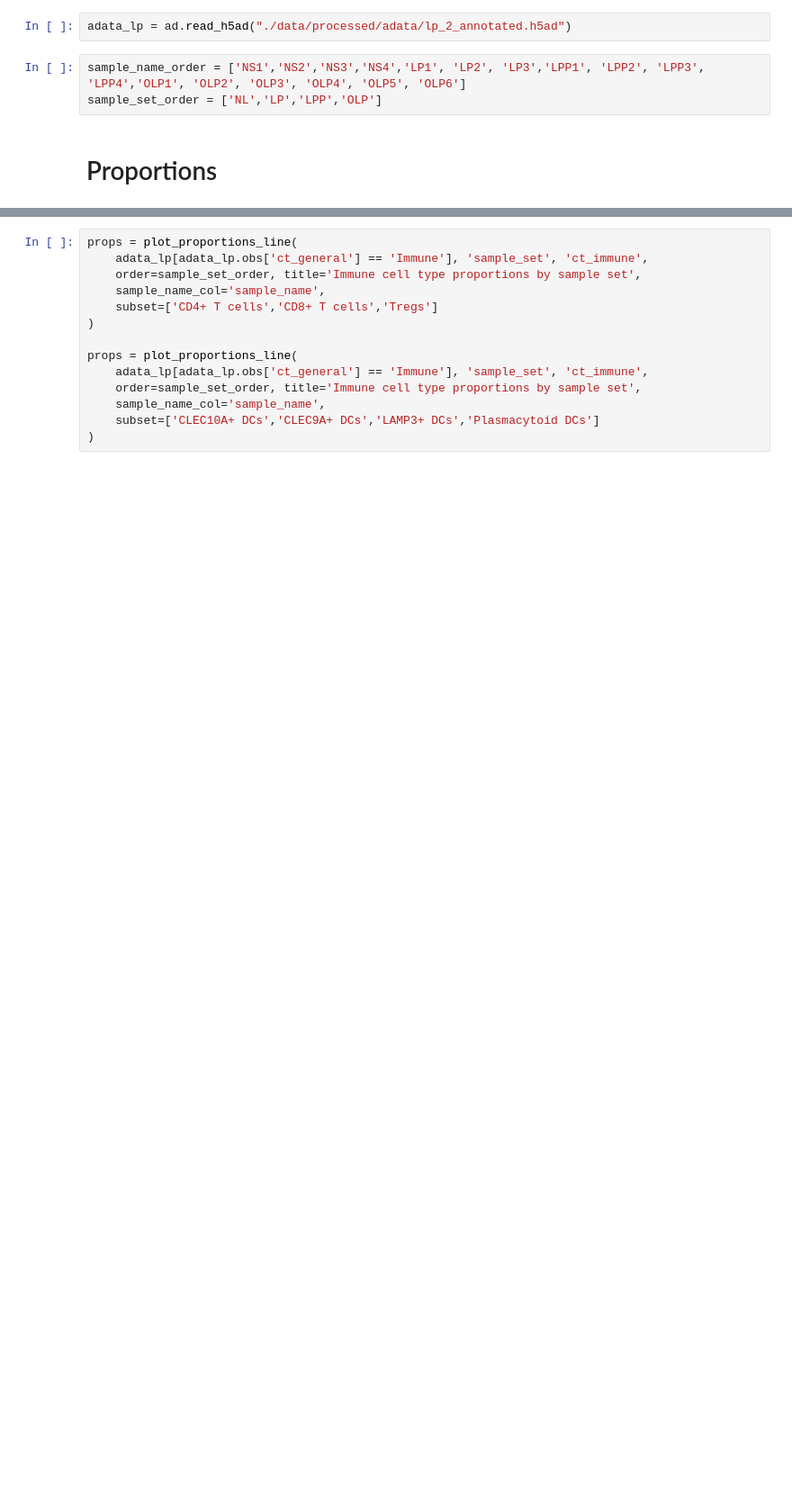
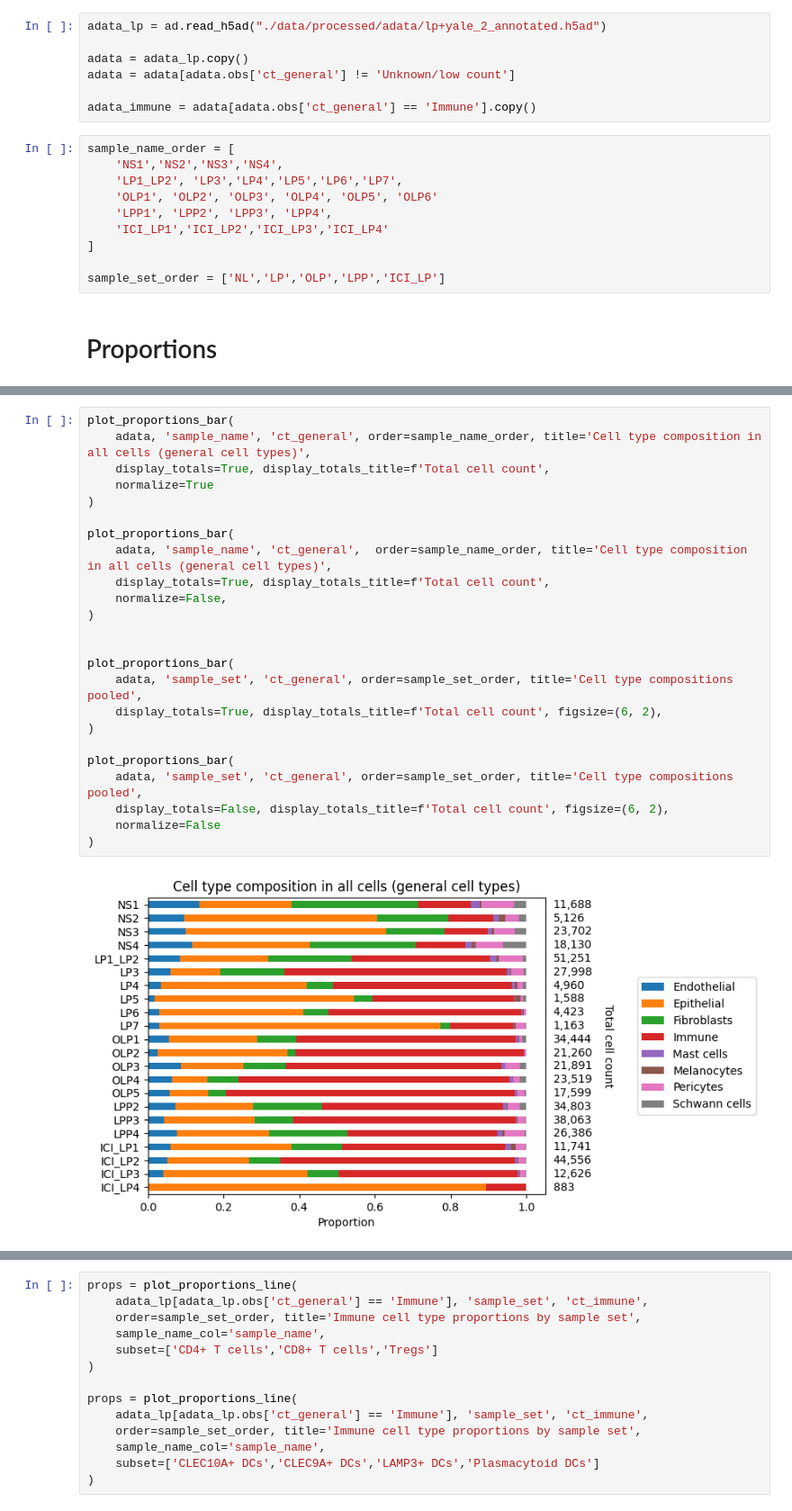
Before and after one commit to burkelawlor/hci-xenium, a Jupyter notebook: notebooks/lp-analysis/3-lp-proportions.ipynb, the cells around one changed output, grey strips where cells are left out. Shown at 90% size. Drawn from its saved outputs; the diff is of its cells as text; blank space fills up the shorter version.

```diff
--- a/notebooks/lp-analysis/3-lp-proportions.ipynb
+++ b/notebooks/lp-analysis/3-lp-proportions.ipynb
@@ -13,9 +13,21 @@ from utils.proportions import *
 # %% [markdown]
 # Load data
 # %%
-adata_lp = ad.read_h5ad("./data/processed/adata/lp_2_annotated.h5ad")
+adata_lp = ad.read_h5ad("./data/processed/adata/lp+yale_2_annotated.h5ad")
+
+adata = adata_lp.copy()
+adata = adata[adata.obs['ct_general'] != 'Unknown/low count']
+
+adata_immune = adata[adata.obs['ct_general'] == 'Immune'].copy()
 # %%
-sample_name_order = ['NS1','NS2','NS3','NS4','LP1', 'LP2', 'LP3','LPP1', 'LPP2', 'LPP3', 'LPP4','OLP1', 'OLP2', 'OLP3', 'OLP4', 'OLP5', 'OLP6']
-sample_set_order = ['NL','LP','LPP','OLP']
+sample_name_order = [
+    'NS1','NS2','NS3','NS4',
+    'LP1_LP2', 'LP3','LP4','LP5','LP6','LP7',
+    'OLP1', 'OLP2', 'OLP3', 'OLP4', 'OLP5', 'OLP6'
+    'LPP1', 'LPP2', 'LPP3', 'LPP4',
+    'ICI_LP1','ICI_LP2','ICI_LP3','ICI_LP4'
+]
+
+sample_set_order = ['NL','LP','OLP','LPP','ICI_LP']
 # %% [markdown]
 # Proportions
@@ -49,0 +34,26 @@ plot_proportions_bar(
+# %%
+plot_proportions_bar(
+    adata, 'sample_name', 'ct_general', order=sample_name_order, title='Cell type composition in all cells (general cell types)',
+    display_totals=True, display_totals_title=f'Total cell count',
+    normalize=True
+)
+
+plot_proportions_bar(
+    adata, 'sample_name', 'ct_general',  order=sample_name_order, title='Cell type composition in all cells (general cell types)',
+    display_totals=True, display_totals_title=f'Total cell count',
+    normalize=False,
+)
+
+
+plot_proportions_bar(
+    adata, 'sample_set', 'ct_general', order=sample_set_order, title='Cell type compositions pooled',
+    display_totals=True, display_totals_title=f'Total cell count', figsize=(6, 2),
+)
+
+plot_proportions_bar(
+    adata, 'sample_set', 'ct_general', order=sample_set_order, title='Cell type compositions pooled',
+    display_totals=False, display_totals_title=f'Total cell count', figsize=(6, 2),
+    normalize=False
+)
+# %% [output]
+[figure, added]
```
Also changed, not shown: parts of 5 cells of this notebook, 1 other file.
